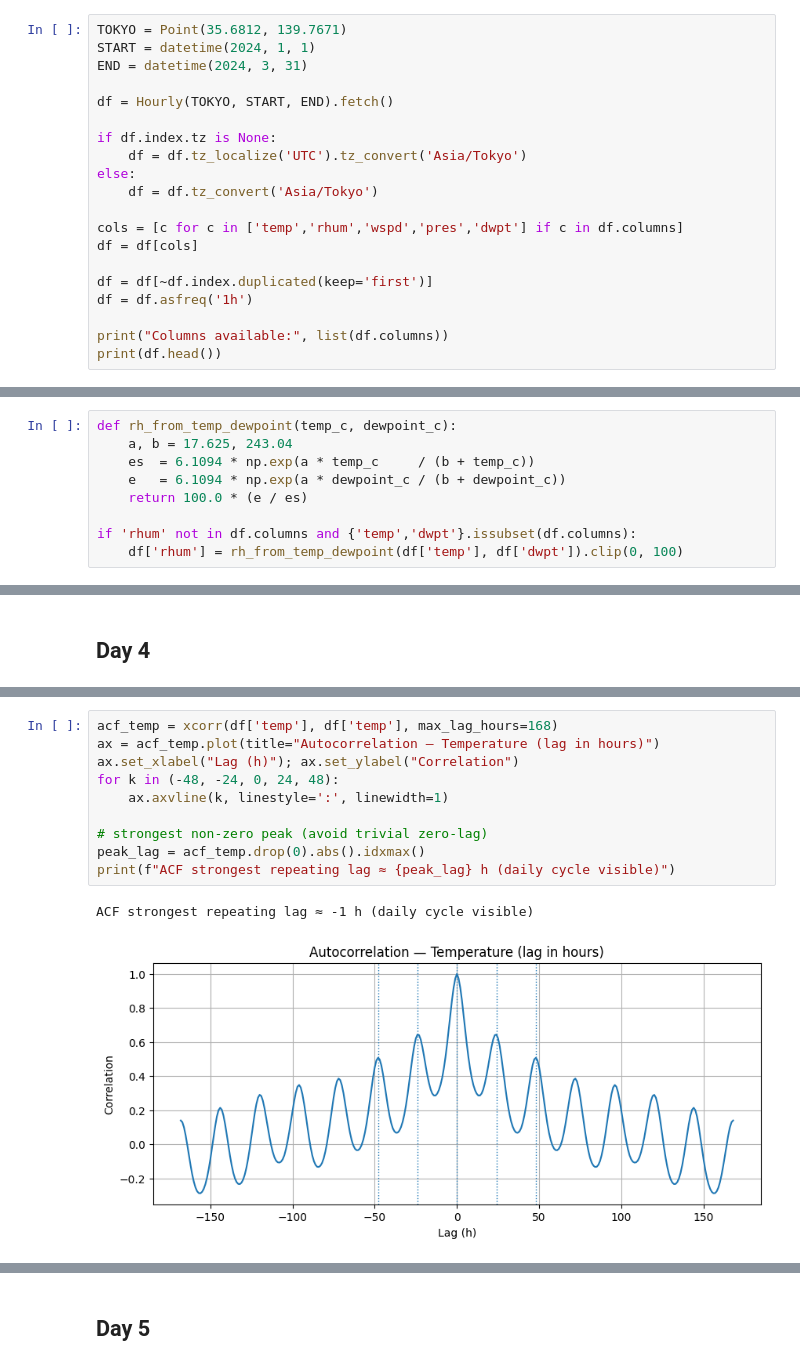
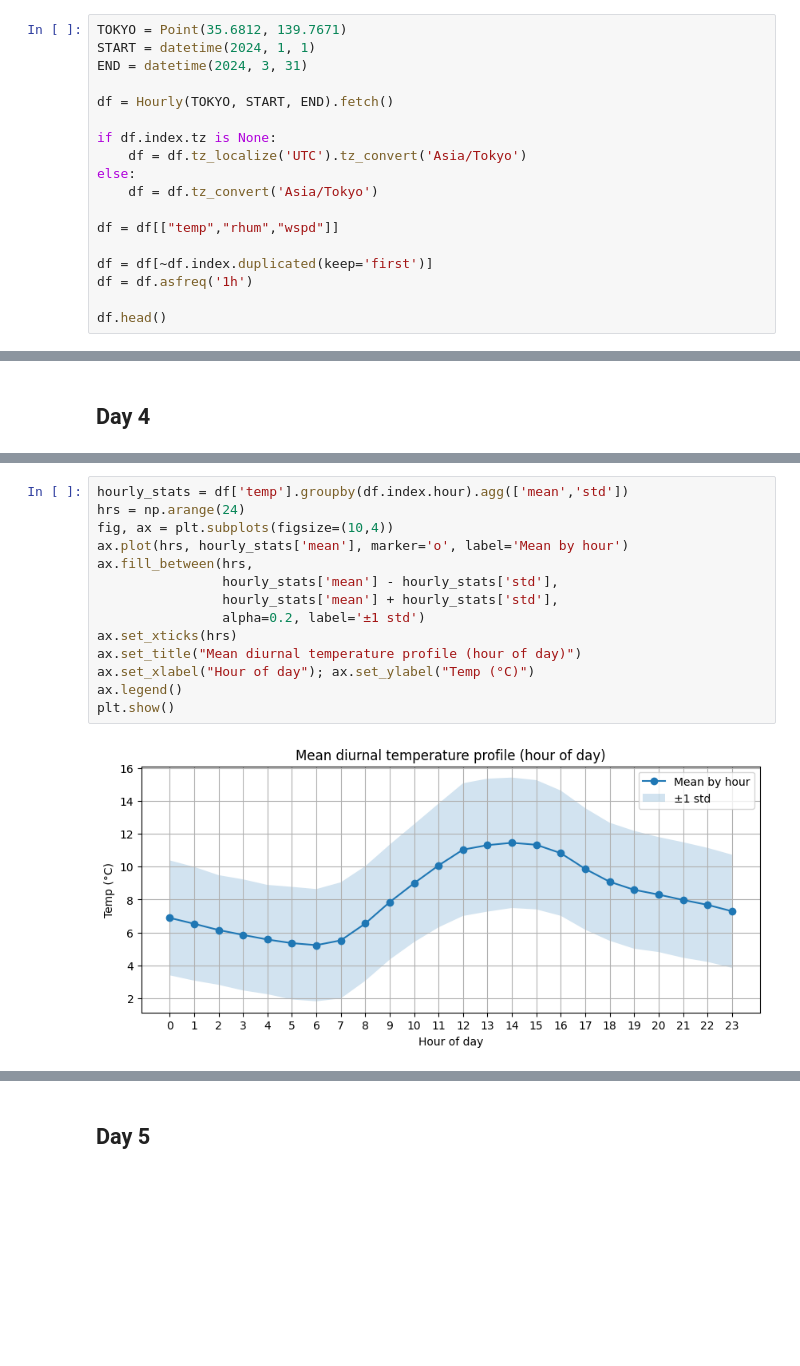
Before and after one commit to infamousperi/GBSV_MC, a Jupyter notebook: MC1/Correlation.ipynb, the cells around one changed output, grey strips where cells are left out. Drawn from its saved outputs; the diff is of its cells as text; blank space fills up the shorter version.

```diff
--- a/MC1/Correlation.ipynb
+++ b/MC1/Correlation.ipynb
@@ -22,12 +32,10 @@ if df.index.tz is None:
 else:
     df = df.tz_convert('Asia/Tokyo')
 
-cols = [c for c in ['temp','rhum','wspd','pres','dwpt'] if c in df.columns]
-df = df[cols]
+df = df[["temp","rhum","wspd"]]
 
 df = df[~df.index.duplicated(keep='first')]
 df = df.asfreq('1h')
 
-print("Columns available:", list(df.columns))
-print(df.head())
+df.head()
 # %% [output]
@@ -42,9 +48,0 @@ time
-# %%
-def rh_from_temp_dewpoint(temp_c, dewpoint_c):
-    a, b = 17.625, 243.04
-    es  = 6.1094 * np.exp(a * temp_c     / (b + temp_c))
-    e   = 6.1094 * np.exp(a * dewpoint_c / (b + dewpoint_c))
-    return 100.0 * (e / es)
-
-if 'rhum' not in df.columns and {'temp','dwpt'}.issubset(df.columns):
-    df['rhum'] = rh_from_temp_dewpoint(df['temp'], df['dwpt']).clip(0, 100)
@@ -73,13 +88,16 @@ def znorm(s: pd.Series) -> pd.Series:
 # %%
-acf_temp = xcorr(df['temp'], df['temp'], max_lag_hours=168)
-ax = acf_temp.plot(title="Autocorrelation — Temperature (lag in hours)")
-ax.set_xlabel("Lag (h)"); ax.set_ylabel("Correlation")
-for k in (-48, -24, 0, 24, 48):
-    ax.axvline(k, linestyle=':', linewidth=1)
-
-# strongest non-zero peak (avoid trivial zero-lag)
-peak_lag = acf_temp.drop(0).abs().idxmax()
-print(f"ACF strongest repeating lag ≈ {peak_lag} h (daily cycle visible)")
+hourly_stats = df['temp'].groupby(df.index.hour).agg(['mean','std'])
+hrs = np.arange(24)
+fig, ax = plt.subplots(figsize=(10,4))
+ax.plot(hrs, hourly_stats['mean'], marker='o', label='Mean by hour')
+ax.fill_between(hrs,
+                hourly_stats['mean'] - hourly_stats['std'],
+                hourly_stats['mean'] + hourly_stats['std'],
+                alpha=0.2, label='±1 std')
+ax.set_xticks(hrs)
+ax.set_title("Mean diurnal temperature profile (hour of day)")
+ax.set_xlabel("Hour of day"); ax.set_ylabel("Temp (°C)")
+ax.legend()
+plt.show()
 # %% [output]
-ACF strongest repeating lag ≈ -1 h (daily cycle visible)
-[figure, old version]
+[figure, new version]
```
Also changed, not shown: parts of 20 cells of this notebook.
